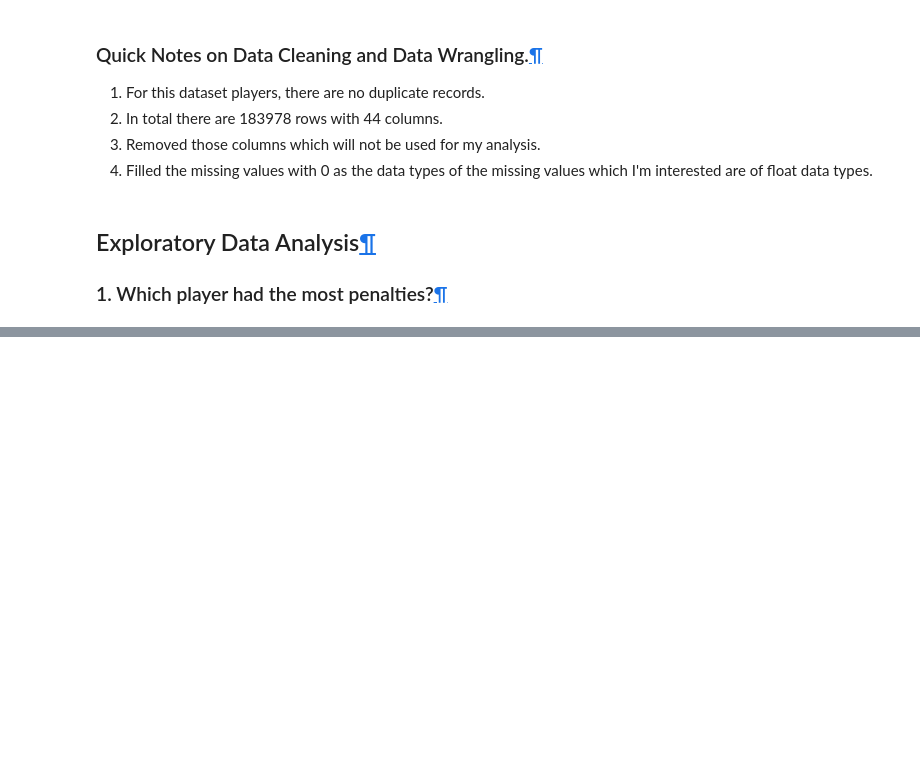
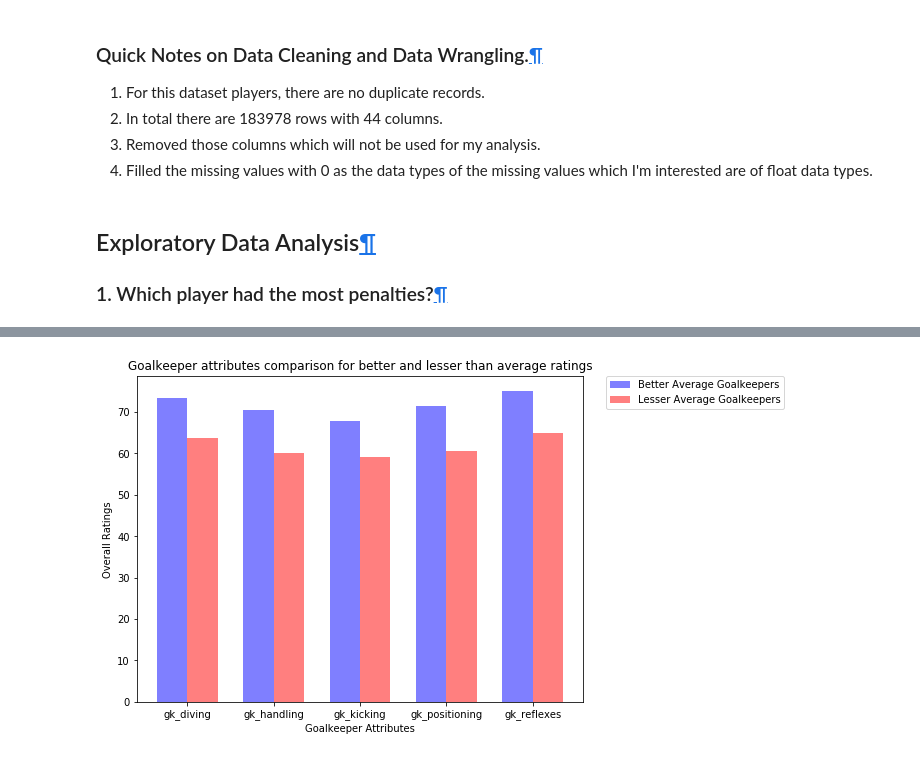
Before and after one commit to budhajitRoy/DAND_Project_1_Euro_Soccer_Data_Analysis, a Jupyter notebook: Euro_Soccer_Database_Analysis.ipynb, the cells around one changed output, grey strips where cells are left out. Saved outputs shown, nothing was run; the diff lists cells and outputs as text; code cells hidden in the pictures; blank space fills up the shorter version.

Commit message:
feat : eda most penalties and better goalkeepers
Exploratory Data Analysis to find the players with the most penalties and the Attributes of those Goalkeepers whose average is better than the average.

```diff
--- a/Euro_Soccer_Database_Analysis.ipynb
+++ b/Euro_Soccer_Database_Analysis.ipynb
@@ -133,0 +259,4 @@ See the caveats in the documentation: http://pandas.pydata.org/pandas-docs/stabl
+# %%
+# find the combined average rating from the grouped dataset
+average_overall_rating_GK = df_average_rating_GK.mean()
+average_overall_rating_GK
@@ -133,0 +265,3 @@ See the caveats in the documentation: http://pandas.pydata.org/pandas-docs/stabl
+# %%
+# lets create a dataset containing the average of the attributes
+df_average_ratings_gk = df_players_goalkeeper.groupby('player_api_id').mean()
@@ -133,0 +276,8 @@ See the caveats in the documentation: http://pandas.pydata.org/pandas-docs/stabl
+# %%
+# creating different datasets for better than average and lesser than average goalkeepers
+
+# for better than average goalkeepers
+df_better_goalkeepers = df_average_ratings_gk.query('overall_rating >= {}'.format(average_overall_rating_GK))
+
+# for lesser than average goalkeepers
+df_lesser_goalkeepers = df_average_ratings_gk.query('overall_rating < {}'.format(average_overall_rating_GK))
@@ -133,0 +300,4 @@ See the caveats in the documentation: http://pandas.pydata.org/pandas-docs/stabl
+# %%
+# droping the overall_rating and penalties columns as they are no longer required.
+df_better_goalkeepers.drop(['overall_rating','penalties'], inplace = True, axis = 1)
+df_lesser_goalkeepers.drop(['overall_rating','penalties'], inplace = True, axis = 1)
@@ -133,0 +328,27 @@ See the caveats in the documentation: http://pandas.pydata.org/pandas-docs/stabl
+# %%
+# Setting up the parameters for plotting the dataset comparisons and plotting the multi bar chart
+
+plt.figure(figsize = [8,6]);
+heights1 = df_better_goalkeepers.mean()
+heights2 = df_lesser_goalkeepers.mean()
+ind = np.arange(len(heights1))
+width = 0.35
+
+# plot bars
+better_gk = plt.bar(ind, heights1, width, color='b', alpha=.5, label='Better Average Goalkeepers')
+lesser_avg_gk = plt.bar(ind + width, heights2, width, color='r',alpha = 0.5, label='Lesser Average Goalkeepers')
+
+# title and labels
+plt.ylabel('Overall Ratings')
+plt.xlabel('Goalkeeper Attributes')
+plt.title('Goalkeeper attributes comparison for better and lesser than average ratings')
+plt.rcParams['figure.figsize'] = (10,8)
+
+locations = ind + width / 2  # xtick locations
+labels = ['gk_diving','gk_handling','gk_kicking','gk_positioning','gk_reflexes']  # xtick labels
+plt.xticks(locations, labels)
+
+# legend
+plt.legend(bbox_to_anchor = (1.05 , 1), loc = 2, borderaxespad = 0.);
+# %% [output]
+[figure, added]
```
Also changed, not shown: parts of 26 cells of this notebook.
